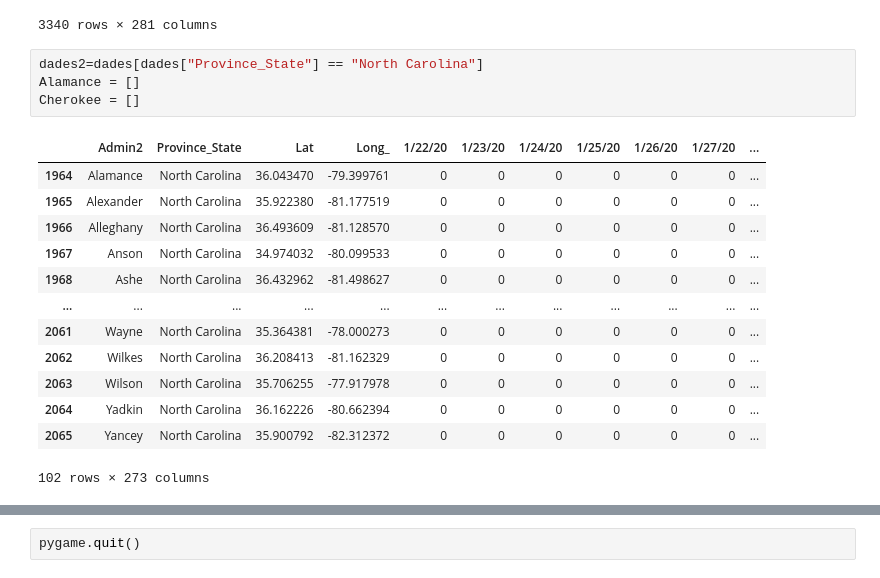
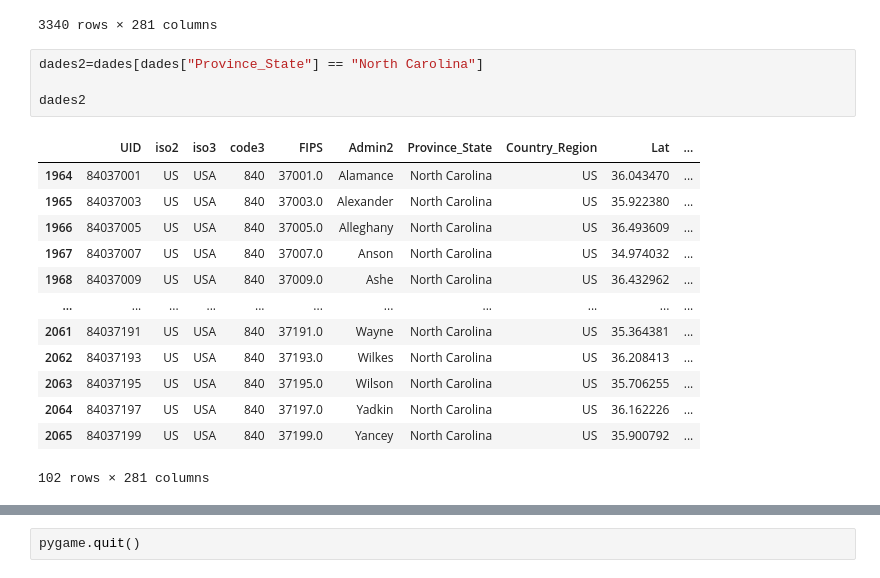
Before and after one commit to UPCodersEEBE/CovidVision, a Jupyter notebook: COVID VISUALIZER.ipynb, the cells around one changed output, grey strips where cells are left out. Drawn from its saved outputs; the diff is of its cells as text.

```diff
--- a/COVID VISUALIZER.ipynb
+++ b/COVID VISUALIZER.ipynb
@@ -21,20 +21,20 @@ dades
 3340 rows × 281 columns
 # %%
 dades2=dades[dades["Province_State"] == "North Carolina"]
-Alamance = []
-Cherokee = []
+
+dades2
 # %% [output]
-|  | Admin2 | Province_State | Lat | Long_ | 1/22/20 | 1/23/20 | 1/24/20 | 1/25/20 | 1/26/20 | 1/27/20 | ... |
-| 1964 | Alamance | North Carolina | 36.043470 | -79.399761 | 0 | 0 | 0 | 0 | 0 | 0 | ... |
-| 1965 | Alexander | North Carolina | 35.922380 | -81.177519 | 0 | 0 | 0 | 0 | 0 | 0 | ... |
-| 1966 | Alleghany | North Carolina | 36.493609 | -81.128570 | 0 | 0 | 0 | 0 | 0 | 0 | ... |
-| 1967 | Anson | North Carolina | 34.974032 | -80.099533 | 0 | 0 | 0 | 0 | 0 | 0 | ... |
-| 1968 | Ashe | North Carolina | 36.432962 | -81.498627 | 0 | 0 | 0 | 0 | 0 | 0 | ... |
-| ... | ... | ... | ... | ... | ... | ... | ... | ... | ... | ... | ... |
-| 2061 | Wayne | North Carolina | 35.364381 | -78.000273 | 0 | 0 | 0 | 0 | 0 | 0 | ... |
-| 2062 | Wilkes | North Carolina | 36.208413 | -81.162329 | 0 | 0 | 0 | 0 | 0 | 0 | ... |
-| 2063 | Wilson | North Carolina | 35.706255 | -77.917978 | 0 | 0 | 0 | 0 | 0 | 0 | ... |
-| 2064 | Yadkin | North Carolina | 36.162226 | -80.662394 | 0 | 0 | 0 | 0 | 0 | 0 | ... |
-| 2065 | Yancey | North Carolina | 35.900792 | -82.312372 | 0 | 0 | 0 | 0 | 0 | 0 | ... |
+|  | UID | iso2 | iso3 | code3 | FIPS | Admin2 | Province_State | Country_Region | Lat | ... |
+| 1964 | 84037001 | US | USA | 840 | 37001.0 | Alamance | North Carolina | US | 36.043470 | ... |
+| 1965 | 84037003 | US | USA | 840 | 37003.0 | Alexander | North Carolina | US | 35.922380 | ... |
+| 1966 | 84037005 | US | USA | 840 | 37005.0 | Alleghany | North Carolina | US | 36.493609 | ... |
+| 1967 | 84037007 | US | USA | 840 | 37007.0 | Anson | North Carolina | US | 34.974032 | ... |
+| 1968 | 84037009 | US | USA | 840 | 37009.0 | Ashe | North Carolina | US | 36.432962 | ... |
+| ... | ... | ... | ... | ... | ... | ... | ... | ... | ... | ... |
+| 2061 | 84037191 | US | USA | 840 | 37191.0 | Wayne | North Carolina | US | 35.364381 | ... |
+| 2062 | 84037193 | US | USA | 840 | 37193.0 | Wilkes | North Carolina | US | 36.208413 | ... |
+| 2063 | 84037195 | US | USA | 840 | 37195.0 | Wilson | North Carolina | US | 35.706255 | ... |
+| 2064 | 84037197 | US | USA | 840 | 37197.0 | Yadkin | North Carolina | US | 36.162226 | ... |
+| 2065 | 84037199 | US | USA | 840 | 37199.0 | Yancey | North Carolina | US | 35.900792 | ... |
-102 rows × 273 columns
+102 rows × 281 columns
 # %%
```
Also changed, not shown: parts of 8 cells of this notebook.
